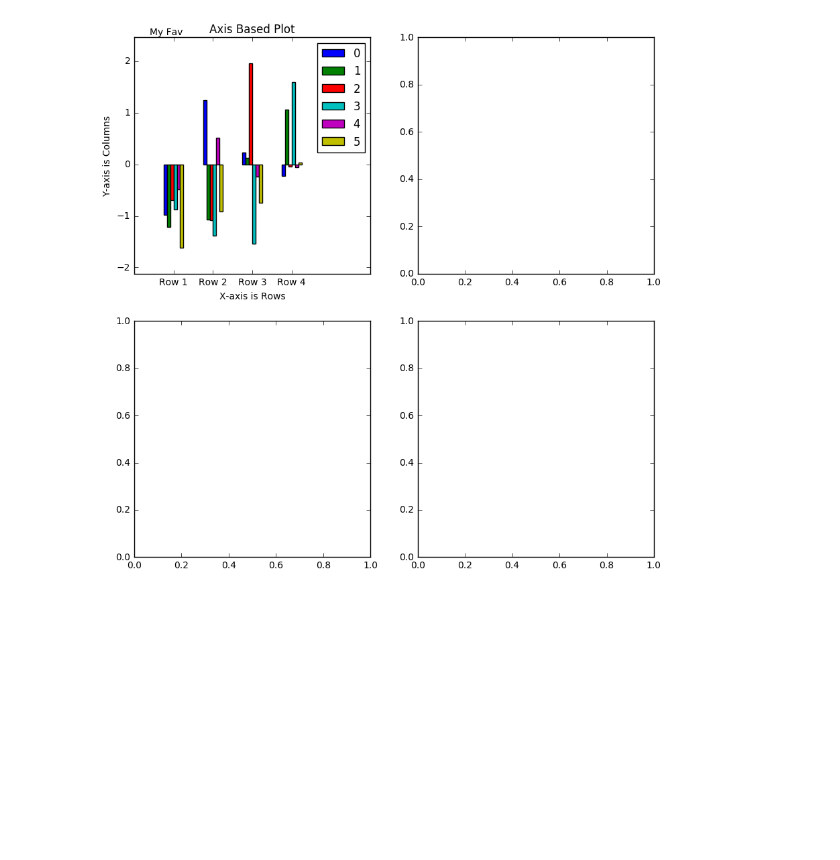
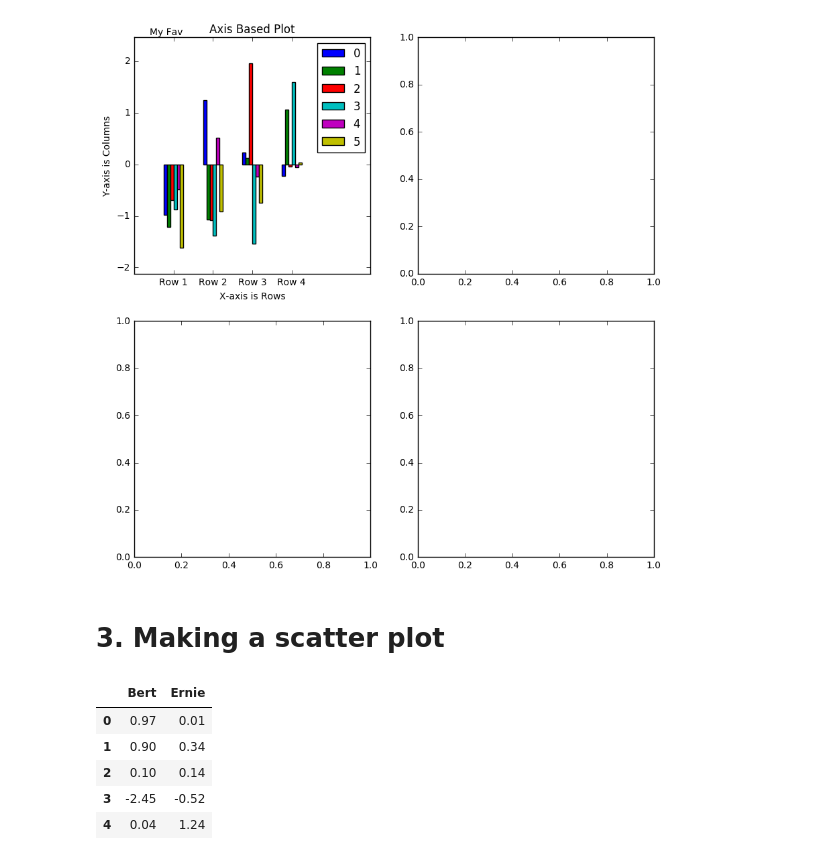
Before and after one commit to cjammi/cheat-sheats, a Jupyter notebook: Matplotlib/cheat-sheet.ipynb, the cells around one changed output. Cells and saved outputs as stored; diff of their text form; code cells hidden in the pictures; blank space fills up the shorter version.

```diff
--- a/Matplotlib/cheat-sheet.ipynb
+++ b/Matplotlib/cheat-sheet.ipynb
@@ -65,3 +75,15 @@ top_left_axis.text(-0.6, top_left_axis.get_ylim()[1]+0.05, "My Fav")
 # %% [output]
 <matplotlib.text.Text at 0x...>
 [figure]
+# %% [markdown]
+# 3. Making a scatter plot
+# %%
+samples = pd.DataFrame(np.round(np.random.randn(10,2), 2), columns=['Bert', 'Ernie'])
+display(samples.head())
+# %% [output]
+|  | Bert | Ernie |
+| 0 | 0.97 | 0.01 |
+| 1 | 0.90 | 0.34 |
+| 2 | 0.10 | 0.14 |
+| 3 | -2.45 | -0.52 |
+| 4 | 0.04 | 1.24 |
```
Also changed, not shown: parts of 3 cells of this notebook.
